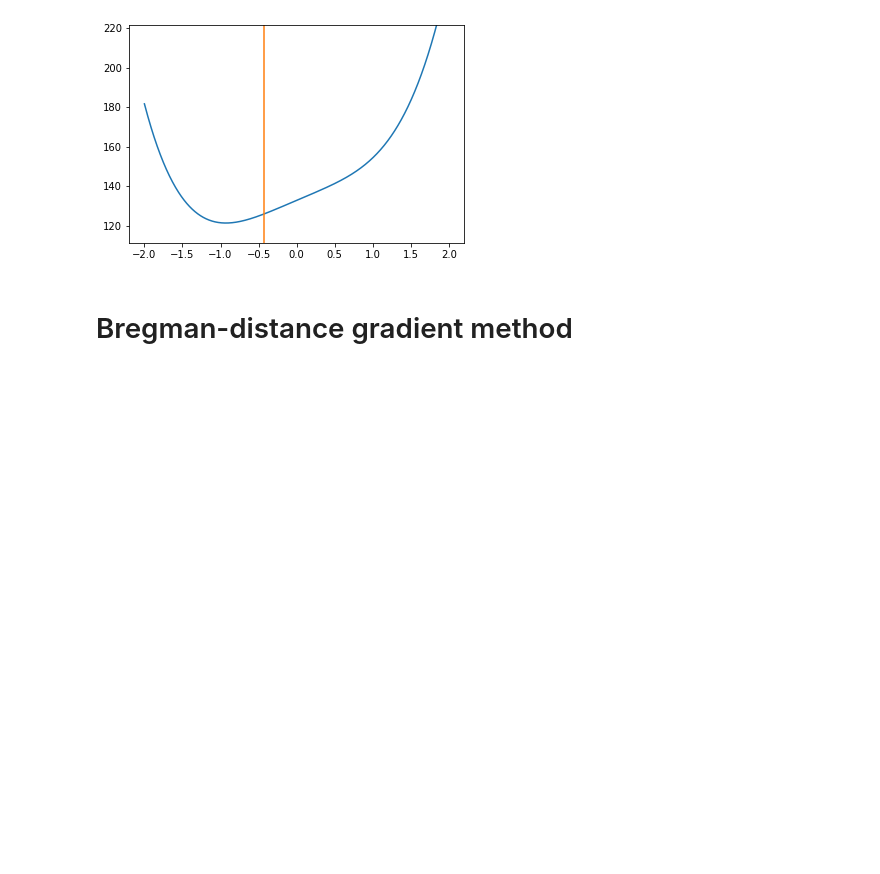
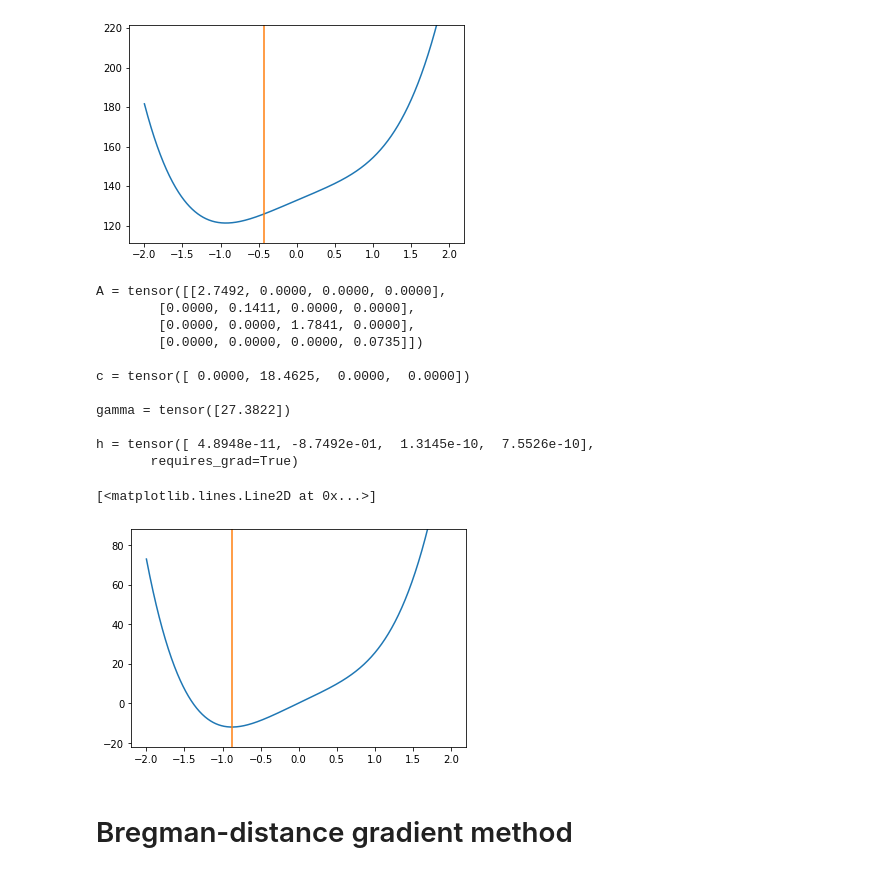
Before and after one commit to ivbelkin/optimization, a Jupyter notebook: proj.ipynb, the cells around one changed output. Saved outputs shown, nothing was run; the diff lists cells and outputs as text; code cells hidden in the pictures; blank space fills up the shorter version.

```diff
--- a/proj.ipynb
+++ b/proj.ipynb
@@ -127,6 +127,21 @@ def solve_auxilary_problem(A, c, gamma):
     h = -U @ torch.inverse(gamma * tau * I + T) @ c_tilda
 
     return h
+
+def auxilary_subproblem_dummy_objective(h, A, c, gamma):
+    value = h.T @ c + .5 * h.T @ A @ h +  gamma * torch.norm(h)**4 / 4
+    return value
+
+def solve_auxilary_problem_dummy(A, c, gamma, learning_rate=0.001):
+    h = torch.tensor([1, 1, 1, 1], dtype=torch.float32, requires_grad=True)
+    for i in range(1000):
+        value = auxilary_subproblem_dummy_objective(h, A, c, gamma)
+        value.backward()
+        with torch.no_grad():
+            h -= learning_rate * h.grad
+        h.grad.detach_()
+        h.grad.zero_()
+    return h
 # %%
 A = torch.tensor([
     [-1, -2, 1, 2],
@@ -240,6 +255,44 @@ gamma = tensor([20.4169])
 h = tensor([ 0.0000, -0.4249,  0.0000,  0.0000], grad_fn=<MvBackward>)
 [<matplotlib.lines.Line2D at 0x...>]
 [figure]
+# %%
+A = torch.diag(torch.abs(torch.randn(N)))
+k = 1
+e_k = torch.zeros(N)
+e_k[k] = 1
+c = (10 + 10 * torch.abs(torch.randn(1))) * e_k
+gamma = 100 * torch.abs(torch.randn(1))
+
+print('A =', A, '\n')
+print('c =', c, '\n')
+print('gamma =', gamma, '\n')
+
+h = solve_auxilary_problem_dummy(A, c, gamma)
+print('h =', h)
+
+def f(h):
+    return h.T @ c + .5 * h.T @ A @ h + gamma * torch.norm(h)**4 / 4
+
+xx = np.linspace(-2, 2, 1000)
+yy = [f(x * e_k) for x in xx]
+plt.plot(xx, yy)
+y1, y2 = min(yy) - 10, min(yy) + 100
+plt.ylim(y1, y2)
+plt.plot([h[k], h[k]], [y1, y2])
+# %% [output]
+A = tensor([[2.7492, 0.0000, 0.0000, 0.0000],
+        [0.0000, 0.1411, 0.0000, 0.0000],
+        [0.0000, 0.0000, 1.7841, 0.0000],
+        [0.0000, 0.0000, 0.0000, 0.0735]])
+
+c = tensor([ 0.0000, 18.4625,  0.0000,  0.0000])
+
+gamma = tensor([27.3822])
+
+h = tensor([ 4.8948e-11, -8.7492e-01,  1.3145e-10,  7.5526e-10],
+       requires_grad=True)
+[<matplotlib.lines.Line2D at 0x...>]
+[figure, added]
 # %% [markdown]
 # Bregman-distance gradient method
 # %%
```
